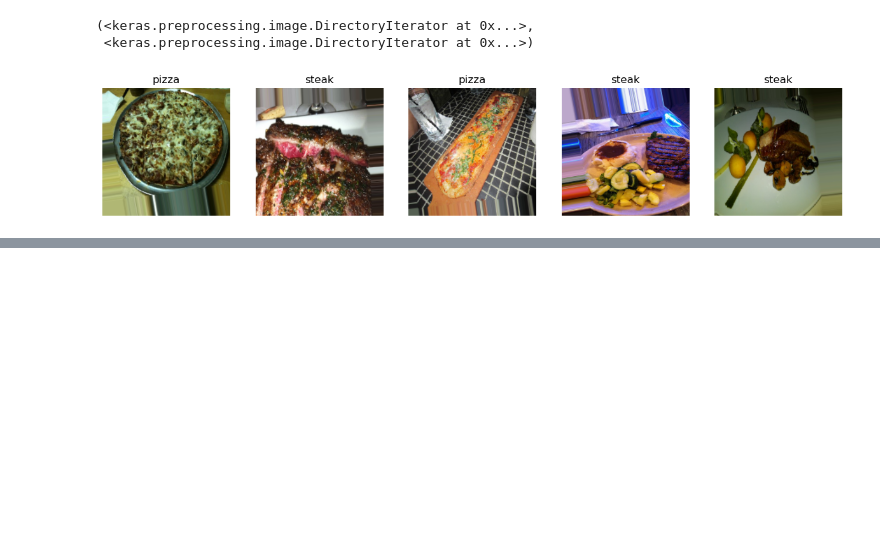
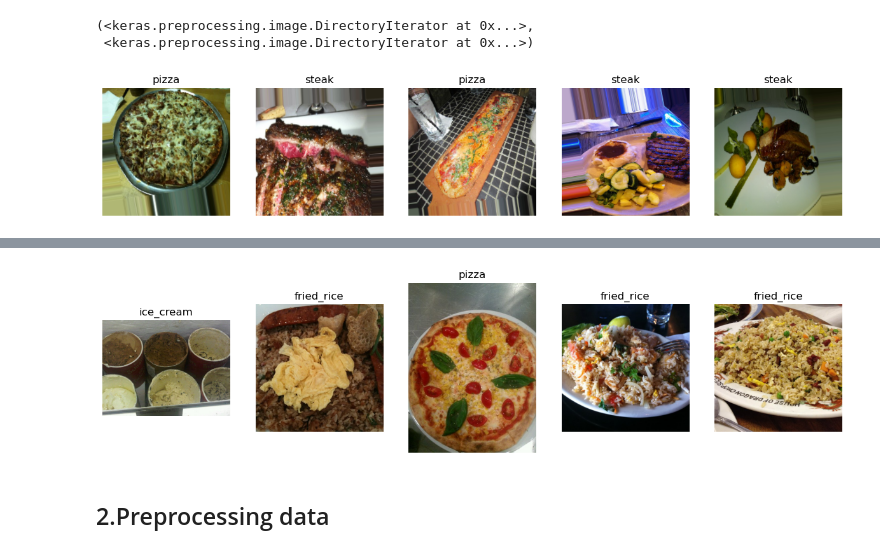
Before and after one commit to ngohongthai/ml_helper, a Jupyter notebook: test-notebook.ipynb, the cells around one changed output, grey strips where cells are left out. Drawn from its saved outputs; the diff is of its cells as text; code cells hidden in the pictures; blank space fills up the shorter version.

```diff
--- a/test-notebook.ipynb
+++ b/test-notebook.ipynb
@@ -84,0 +182,4 @@ model1
+# %%
+data_url = "https://storage.googleapis.com/ztm_tf_course/food_vision/10_food_classes_all_data.zip"
+data_dir = utils.download_data(data_url, "10_food_classes_all_data")
+data_dir
@@ -84,0 +214,7 @@ model1
+# %%
+utils.plot_random_images(num_images=5,
+                         data_path = data_dir)
+# %% [output]
+[figure, added]
+# %% [markdown]
+## 2.Preprocessing data
```
Also changed, not shown: parts of 39 cells of this notebook, 17 other files.
